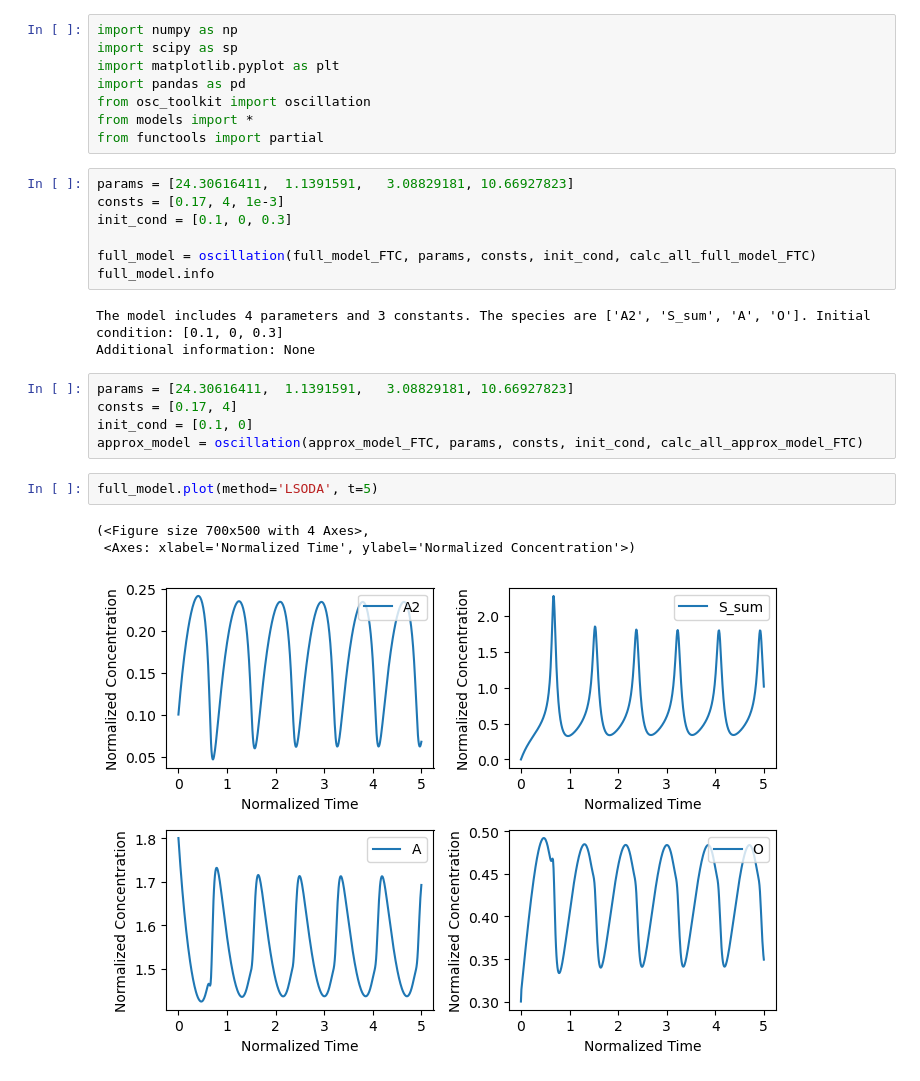
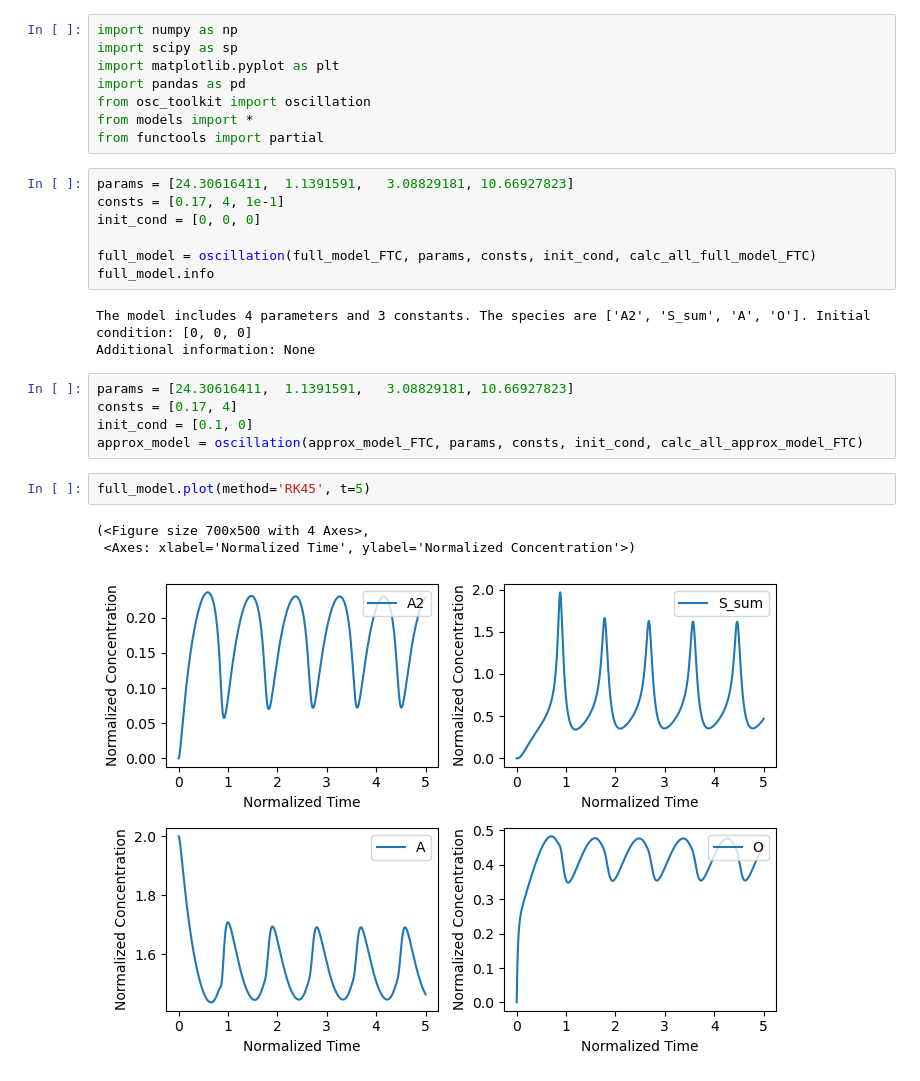
Before and after one commit to Zhiheng419/Chemical_Oscillation_Model, a Jupyter notebook: full_model.ipynb, the cells around one changed output. Saved outputs shown, nothing was run; the diff lists cells and outputs as text.

```diff
--- a/full_model.ipynb
+++ b/full_model.ipynb
@@ -8,13 +8,13 @@ from models import *
 from functools import partial
 # %%
 params = [24.30616411,  1.1391591,   3.08829181, 10.66927823]
-consts = [0.17, 4, 1e-3]
-init_cond = [0.1, 0, 0.3]
+consts = [0.17, 4, 1e-1]
+init_cond = [0, 0, 0]
 
 full_model = oscillation(full_model_FTC, params, consts, init_cond, calc_all_full_model_FTC)
 full_model.info
 # %% [output]
-The model includes 4 parameters and 3 constants. The species are ['A2', 'S_sum', 'A', 'O']. Initial condition: [0.1, 0, 0.3]
+The model includes 4 parameters and 3 constants. The species are ['A2', 'S_sum', 'A', 'O']. Initial condition: [0, 0, 0]
 Additional information: None
 # %%
 params = [24.30616411,  1.1391591,   3.08829181, 10.66927823]
@@ -22,8 +22,8 @@ consts = [0.17, 4]
 init_cond = [0.1, 0]
 approx_model = oscillation(approx_model_FTC, params, consts, init_cond, calc_all_approx_model_FTC)
 # %%
-full_model.plot(method='LSODA', t=5)
+full_model.plot(method='RK45', t=5)
 # %% [output]
 (<Figure size 700x500 with 4 Axes>,
  <Axes: xlabel='Normalized Time', ylabel='Normalized Concentration'>)
-[figure, old version]
+[figure, new version]
```
Also changed, not shown: 6 other files.
